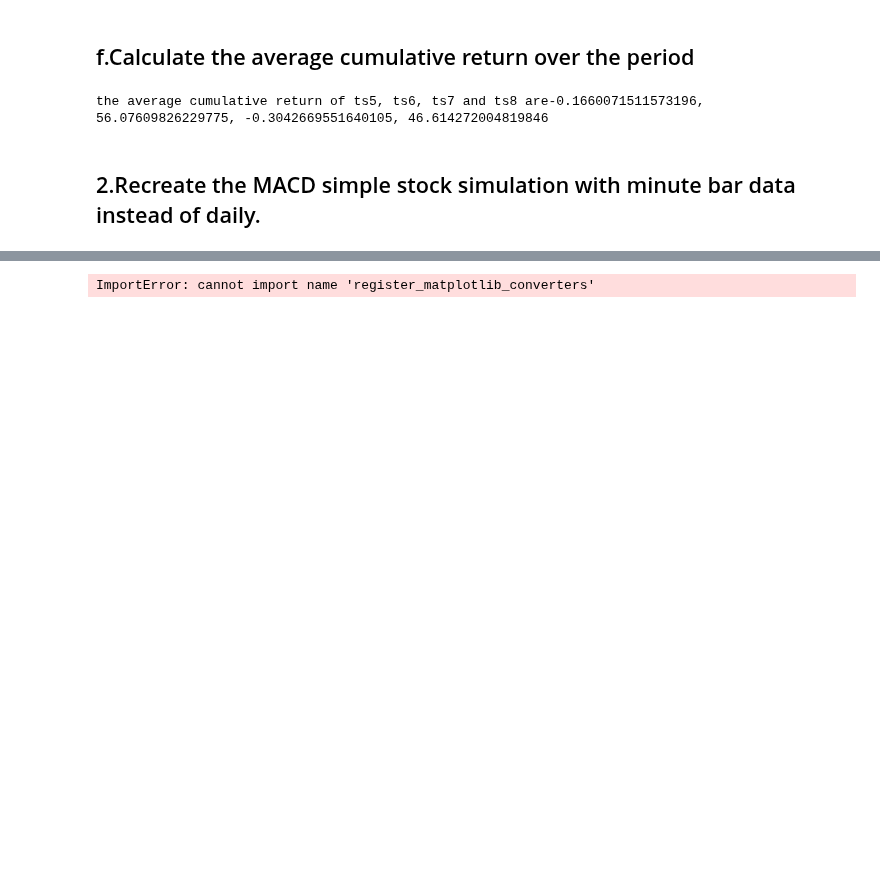
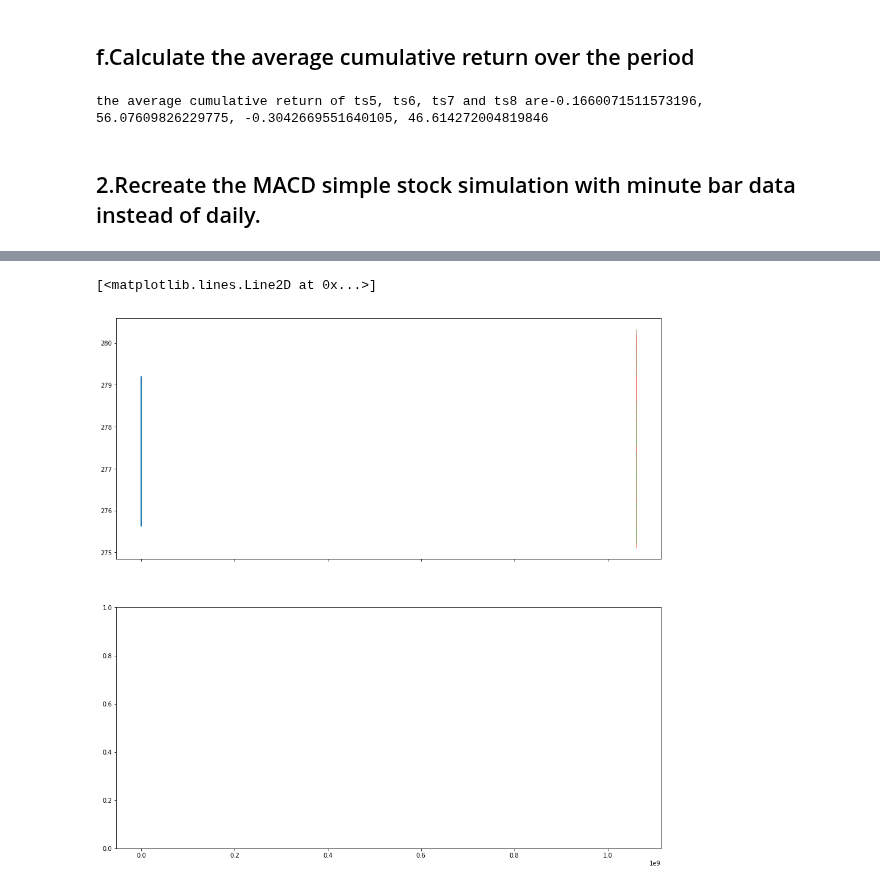
Before and after one commit to franklili3/Python-for-Finance-Engineering, a Jupyter notebook: homework2/homework2.ipynb, the cells around one changed output, grey strips where cells are left out. Saved outputs shown, nothing was run; the diff lists cells and outputs as text; code cells hidden in the pictures; blank space fills up the shorter version.

Commit message:
build macd 1 minute plot

```diff
--- a/homework2/homework2.ipynb
+++ b/homework2/homework2.ipynb
@@ -278,32 +319,33 @@ macd_diff = macd - macd_9_ema
 # %%
 from pandas.plotting import register_matplotlib_converters
 register_matplotlib_converters()
 
 from mpl_finance import candlestick_ohlc
 
 fig, (ax1, ax2) = plt.subplots(2,1, sharex=True)
 
 # plot_day_summary(ax, quotes, ticksize=3)
-candlestick_ohlc(ax1, zip(dates.date2num(stock_data.index.to_pydatetime()),
+candlestick_ohlc(ax1, zip(dates.date2num(stock_data.index.to_pydatetime())*1440,
                          stock_data['open'], stock_data['high'],
                          stock_data['low'], stock_data['close']),
                          width=0.8, colorup='g', colordown='r')
 
 #ax1.plot(stock_data['close'])
-ax1.plot(ema_12)
-ax1.plot(ema_26)
-ax1.legend(['OHLC', 'EMA_12', 'EMA_26'])
+ax1.plot(ema_12.values)
+#ax1.plot(ema_26)
+#ax1.legend(['OHLC', 'EMA_12', 'EMA_26'])
 
-ax2.plot(macd, "b-")
-ax2.plot(macd_9_ema, "r-")
-ax2.bar(macd.index, macd_diff)
-ax2.legend(['macd', 'macd signal line', 'macd - signal line'])
+#ax2.plot(macd, "b-")
+#ax2.plot(macd_9_ema, "r-")
+#ax2.bar(macd.index, macd_diff)
+#ax2.legend(['macd', 'macd signal line', 'macd - signal line'])
 
-ax2.xaxis.set_major_locator(dates.DayLocator(interval=5))
-ax2.xaxis.set_major_formatter(dates.DateFormatter('%m-%d-%y'))
+#ax2.xaxis.set_major_locator(dates.DayLocator(interval=5))
+#ax2.xaxis.set_major_formatter(dates.DateFormatter('%m-%d-%y'))
 
-fig.tight_layout()
-fig.autofmt_xdate()
-fig.suptitle("MACD")
+#fig.tight_layout()
+#fig.autofmt_xdate()
+#fig.suptitle("MACD")
 # %% [output]
-ImportError: cannot import name 'register_matplotlib_converters'
+[<matplotlib.lines.Line2D at 0x...>]
+[figure, added]
```
Also changed, not shown: parts of 4 cells of this notebook, 1 other file.
